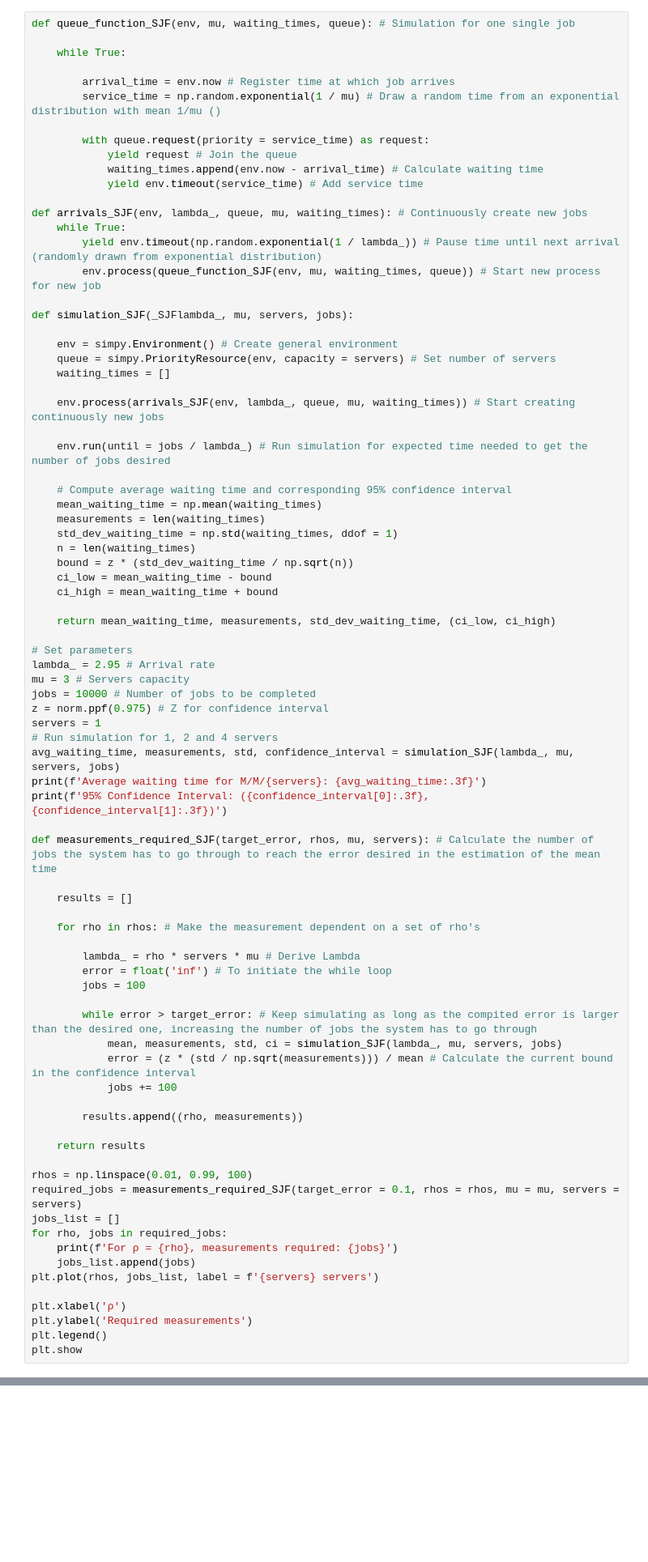
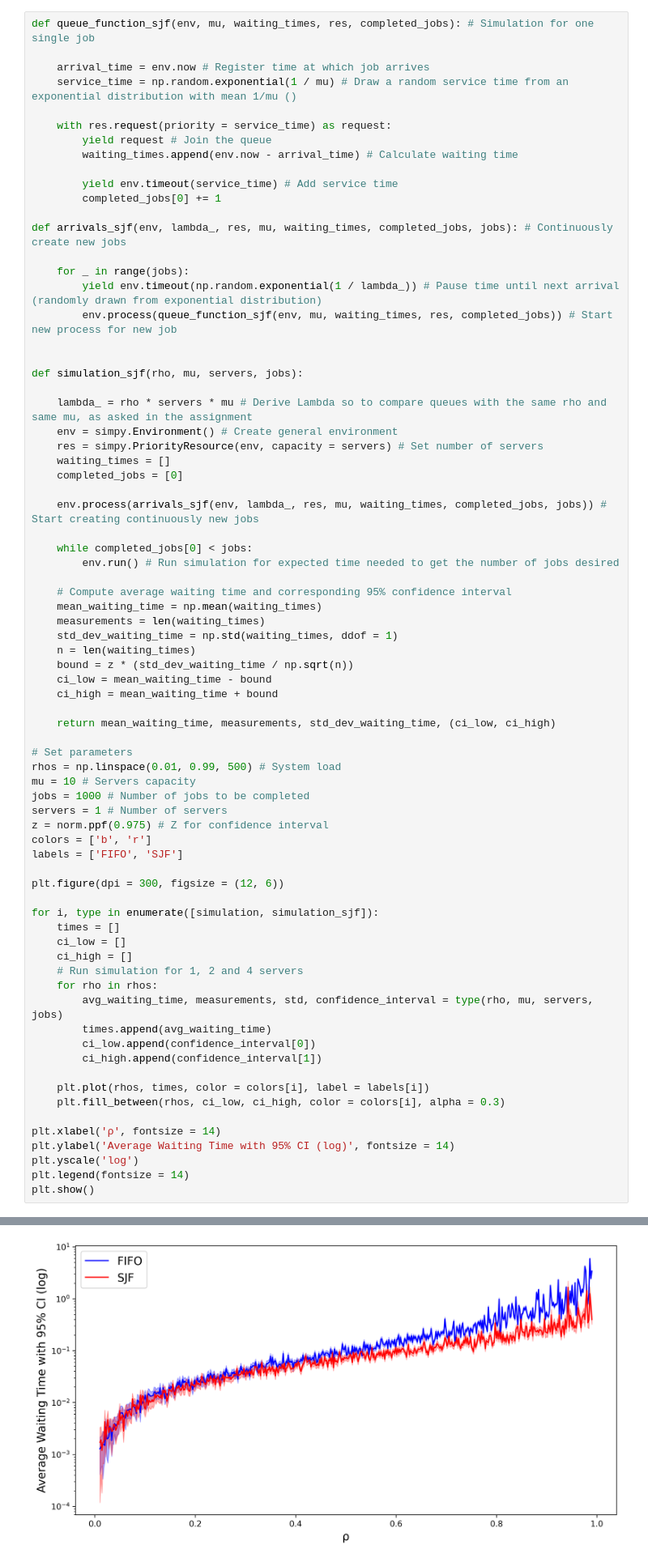
Before and after one commit to 3mmdrew/stochastic_assignment2, a Jupyter notebook: Notebook Assignment 2.ipynb, the cells around one changed output, grey strips where cells are left out. Shown at 81% size. Drawn from its saved outputs; the diff is of its cells as text; blank space fills up the shorter version.

```diff
--- a/Notebook Assignment 2.ipynb
+++ b/Notebook Assignment 2.ipynb
@@ -114,30 +89,35 @@ For ρ = 0.99, measurements required: 620
 # %%
-def queue_function_SJF(env, mu, waiting_times, queue): # Simulation for one single job
+def queue_function_sjf(env, mu, waiting_times, res, completed_jobs): # Simulation for one single job
 
-    while True:
+    arrival_time = env.now # Register time at which job arrives
+    service_time = np.random.exponential(1 / mu) # Draw a random service time from an exponential distribution with mean 1/mu ()
 
-        arrival_time = env.now # Register time at which job arrives
-        service_time = np.random.exponential(1 / mu) # Draw a random time from an exponential distribution with mean 1/mu ()
+    with res.request(priority = service_time) as request:
+        yield request # Join the queue
+        waiting_times.append(env.now - arrival_time) # Calculate waiting time
 
-        with queue.request(priority = service_time) as request:
-            yield request # Join the queue
-            waiting_times.append(env.now - arrival_time) # Calculate waiting time
-            yield env.timeout(service_time) # Add service time
+        yield env.timeout(service_time) # Add service time
+        completed_jobs[0] += 1
 
-def arrivals_SJF(env, lambda_, queue, mu, waiting_times): # Continuously create new jobs
-    while True:
+def arrivals_sjf(env, lambda_, res, mu, waiting_times, completed_jobs, jobs): # Continuously create new jobs
+
+    for _ in range(jobs):
         yield env.timeout(np.random.exponential(1 / lambda_)) # Pause time until next arrival (randomly drawn from exponential distribution)
-        env.process(queue_function_SJF(env, mu, waiting_times, queue)) # Start new process for new job
+        env.process(queue_function_sjf(env, mu, waiting_times, res, completed_jobs)) # Start new process for new job
 
-def simulation_SJF(_SJFlambda_, mu, servers, jobs):
 
+def simulation_sjf(rho, mu, servers, jobs):
+
+    lambda_ = rho * servers * mu # Derive Lambda so to compare queues with the same rho and same mu, as asked in the assignment
     env = simpy.Environment() # Create general environment
-    queue = simpy.PriorityResource(env, capacity = servers) # Set number of servers
+    res = simpy.PriorityResource(env, capacity = servers) # Set number of servers
     waiting_times = []
+    completed_jobs = [0]
 
-    env.process(arrivals_SJF(env, lambda_, queue, mu, waiting_times)) # Start creating continuously new jobs
+    env.process(arrivals_sjf(env, lambda_, res, mu, waiting_times, completed_jobs, jobs)) # Start creating continuously new jobs
 
-    env.run(until = jobs / lambda_) # Run simulation for expected time needed to get the number of jobs desired
+    while completed_jobs[0] < jobs:
+        env.run() # Run simulation for expected time needed to get the number of jobs desired
 
     # Compute average waiting time and corresponding 95% confidence interval
     mean_waiting_time = np.mean(waiting_times)
@@ -151,45 +131,33 @@ def simulation_SJF(_SJFlambda_, mu, servers, jobs):
     return mean_waiting_time, measurements, std_dev_waiting_time, (ci_low, ci_high)
 
 # Set parameters
-lambda_ = 2.95 # Arrival rate
-mu = 3 # Servers capacity
-jobs = 10000 # Number of jobs to be completed
+rhos = np.linspace(0.01, 0.99, 500) # System load
+mu = 10 # Servers capacity
+jobs = 1000 # Number of jobs to be completed
+servers = 1 # Number of servers
 z = norm.ppf(0.975) # Z for confidence interval
-servers = 1
-# Run simulation for 1, 2 and 4 servers
-avg_waiting_time, measurements, std, confidence_interval = simulation_SJF(lambda_, mu, servers, jobs)
-print(f'Average waiting time for M/M/{servers}: {avg_waiting_time:.3f}')
-print(f'95% Confidence Interval: ({confidence_interval[0]:.3f}, {confidence_interval[1]:.3f})')
+colors = ['b', 'r']
+labels = ['FIFO', 'SJF']
 
-def measurements_required_SJF(target_error, rhos, mu, servers): # Calculate the number of jobs the system has to go through to reach the error desired in the estimation of the mean time
+plt.figure(dpi = 300, figsize = (12, 6))
 
-    results = []
+for i, type in enumerate([simulation, simulation_sjf]):
+    times = []
+    ci_low = []
+    ci_high = []
+    # Run simulation for 1, 2 and 4 servers
+    for rho in rhos:
+        avg_waiting_time, measurements, std, confidence_interval = type(rho, mu, servers, jobs)
+        times.append(avg_waiting_time)
+        ci_low.append(confidence_interval[0])
+        ci_high.append(confidence_interval[1])
 
-    for rho in rhos: # Make the measurement dependent on a set of rho's
+    plt.plot(rhos, times, color = colors[i], label = labels[i])
+    plt.fill_between(rhos, ci_low, ci_high, color = colors[i], alpha = 0.3)
 
-        lambda_ = rho * servers * mu # Derive Lambda
-        error = float('inf') # To initiate the while loop
-        jobs = 100
-
-        while error > target_error: # Keep simulating as long as the compited error is larger than the desired one, increasing the number of jobs the system has to go through
-            mean, measurements, std, ci = simulation_SJF(lambda_, mu, servers, jobs)
-            error = (z * (std / np.sqrt(measurements))) / mean # Calculate the current bound in the confidence interval
-            jobs += 100
-
-        results.append((rho, measurements))
-
-    return results
-
-rhos = np.linspace(0.01, 0.99, 100)
-required_jobs = measurements_required_SJF(target_error = 0.1, rhos = rhos, mu = mu, servers = servers)
-jobs_list = []
-for rho, jobs in required_jobs:
-    print(f'For ρ = {rho}, measurements required: {jobs}')
-    jobs_list.append(jobs)
-plt.plot(rhos, jobs_list, label = f'{servers} servers')
-
-plt.xlabel('ρ')
-plt.ylabel('Required measurements')
-plt.legend()
-plt.show
+plt.xlabel('ρ', fontsize = 14)
+plt.ylabel('Average Waiting Time with 95% CI (log)', fontsize = 14)
+plt.yscale('log')
+plt.legend(fontsize = 14)
+plt.show()
 # %% [output]
@@ -198,0 +164 @@ KeyboardInterrupt:
+[figure, added]
```
Also changed, not shown: parts of 2 cells of this notebook.
